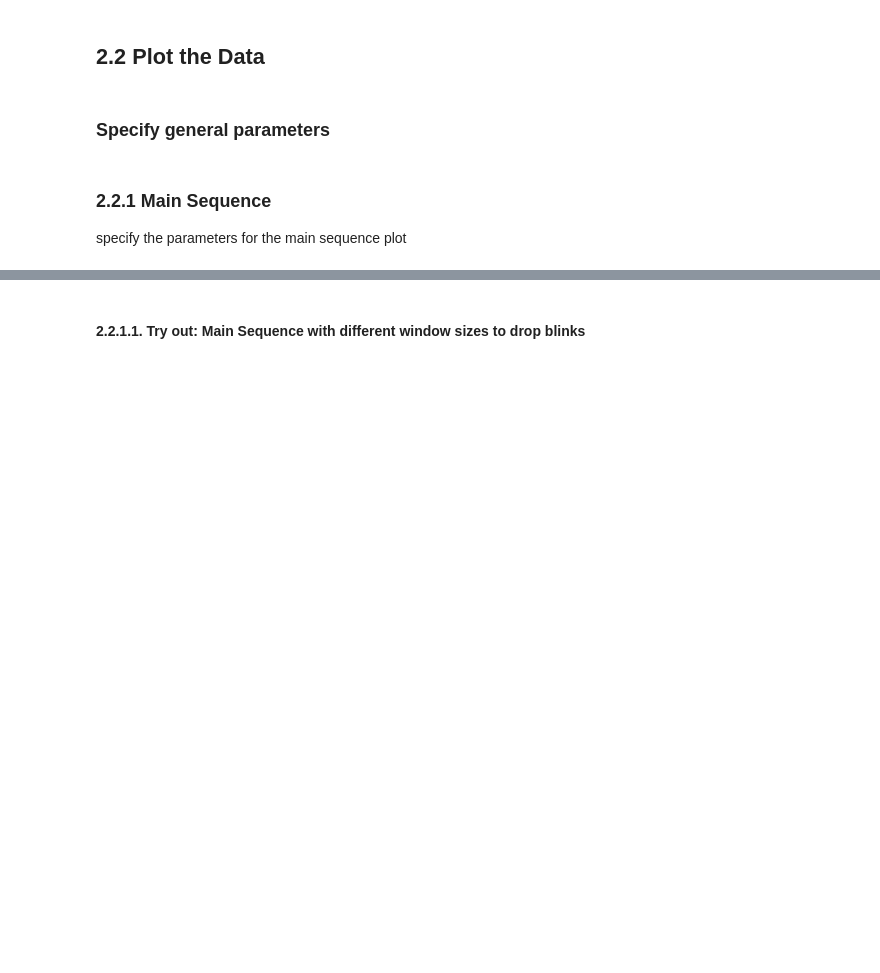
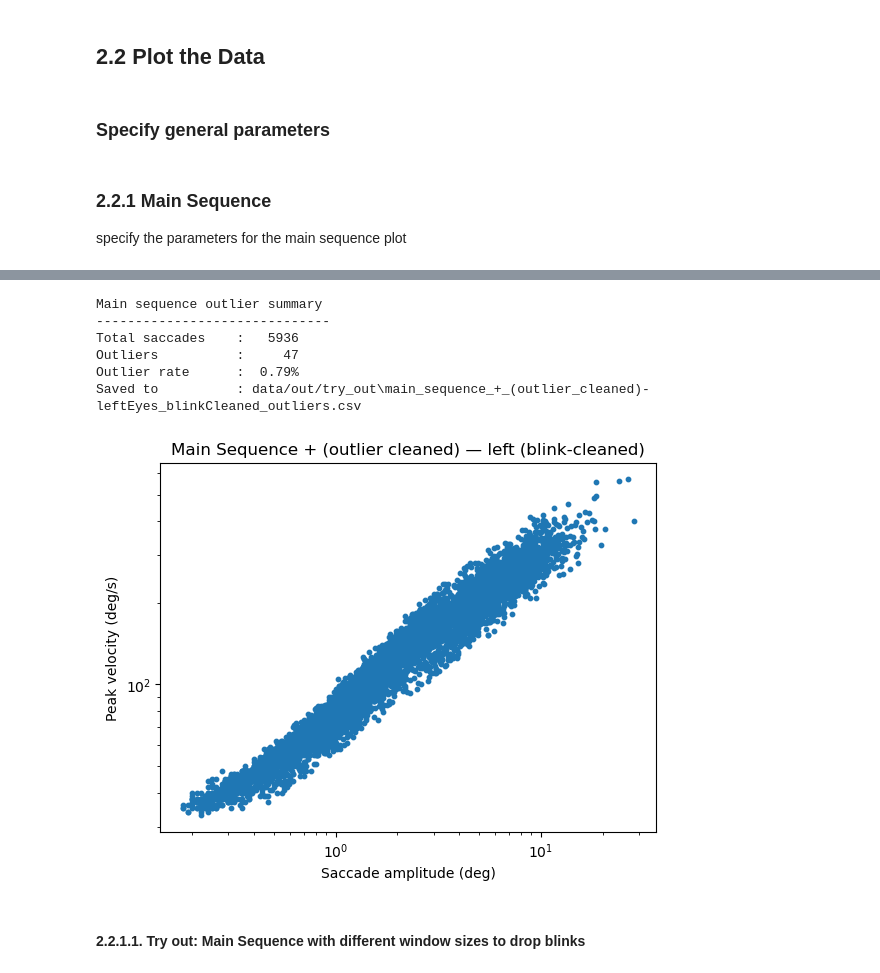
Before and after one commit to s-ccs/2024FreeViewingMSCOCO, a Jupyter notebook: scripts/et_preprocessing/ET_Data_Plotting.ipynb, the cells around one changed output, grey strips where cells are left out. Drawn from its saved outputs; the diff is of its cells as text; code cells hidden in the pictures; blank space fills up the shorter version.

```diff
--- a/scripts/et_preprocessing/ET_Data_Plotting.ipynb
+++ b/scripts/et_preprocessing/ET_Data_Plotting.ipynb
@@ -1039,16 +1247,24 @@ plot_main_sequence(saccades_df,
 # %%
 # drop outliers as well
 plot_main_sequence(
-    saccades_df,
+    events_df=events,
     out_path= out_path + "/try_out",
     out_file_format = out_file_format,
     by_eye=by_eye,
     title = title + " + (outlier cleaned)",
     x_label = x_label,
     y_label = y_label,
     drop_near_blinks=drop_near_blinks,
     drop_ms_outliers=True
 )
+# %% [output]
+Main sequence outlier summary
+------------------------------
+Total saccades    :   5936
+Outliers          :     47
+Outlier rate      :  0.79%
+Saved to          : data/out/try_out\main_sequence_+_(outlier_cleaned)-leftEyes_blinkCleaned_outliers.csv
+[figure, added]
 # %% [markdown]
 #### 2.2.1.1. Try out: Main Sequence with different window sizes to drop blinks
 # %%
```
Also changed, not shown: parts of 62 cells of this notebook.
